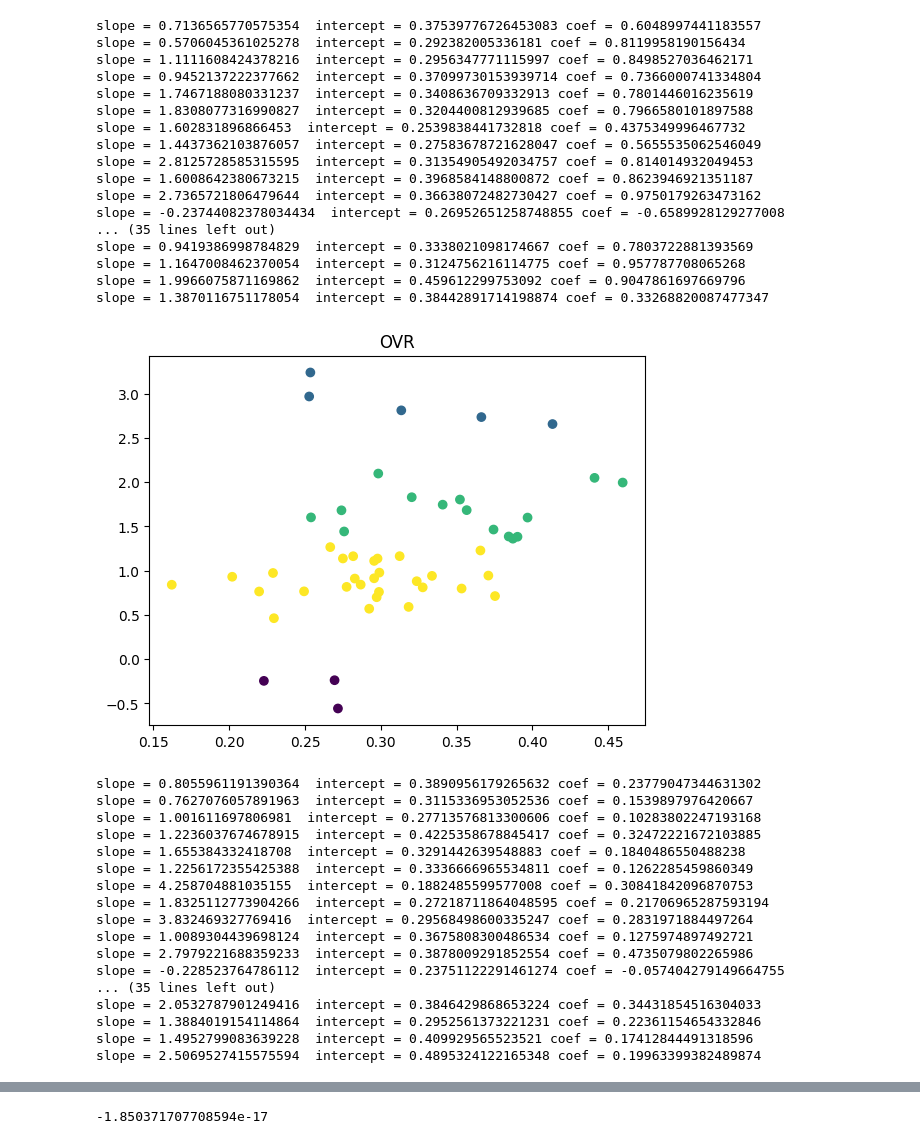
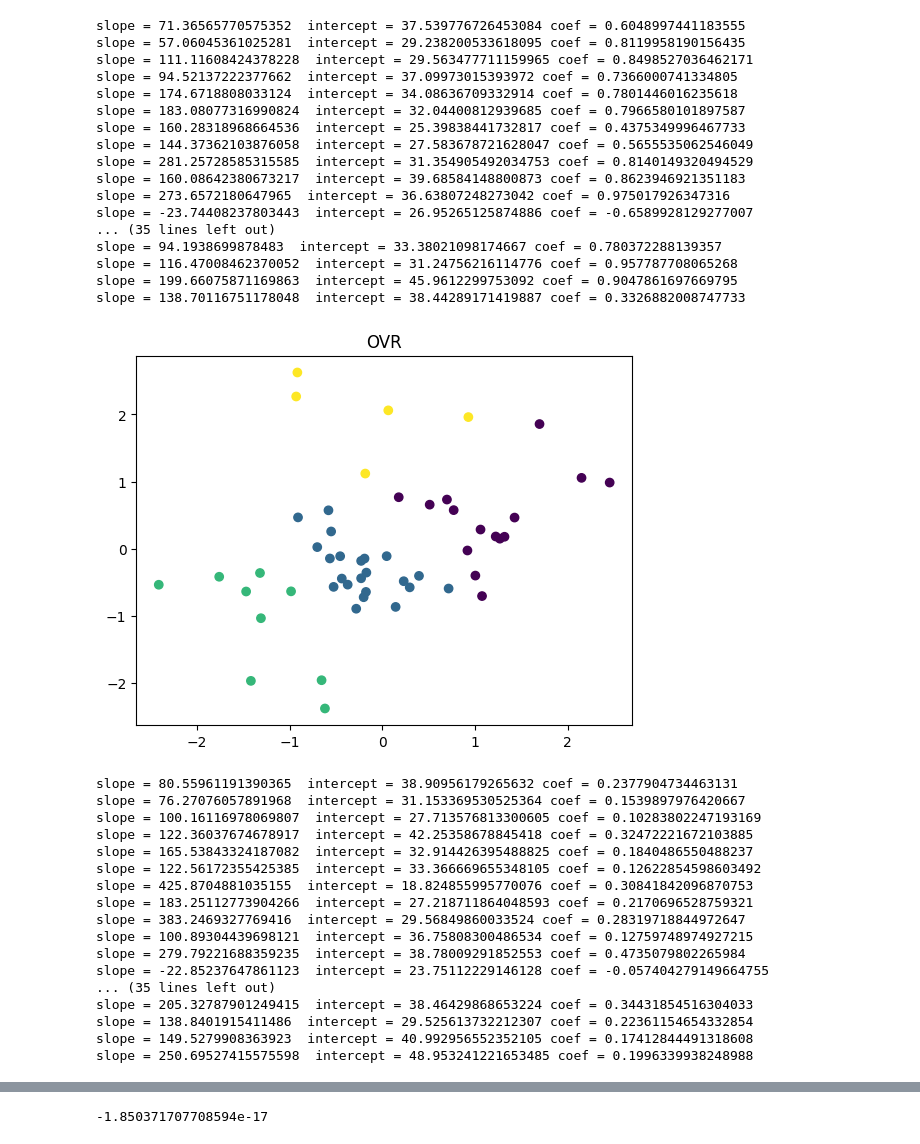
Before and after one commit to largeface-cat/datathon-team30, a Jupyter notebook: kmeans.ipynb, the cells around one changed output, grey strips where cells are left out. Saved outputs shown, nothing was run; the diff lists cells and outputs as text; code cells hidden in the pictures.

```diff
--- a/kmeans.ipynb
+++ b/kmeans.ipynb
@@ -38,14 +38,18 @@ for id in data['adult_StratificationCategoryId1'].unique():
             'Median household income (dollars)'].str.replace(',', '').astype(int)
         sub = (data['Mean household income (dollars)'].str.replace(',', '').astype(int) / data[
             'Median household income (dollars)'].str.replace(',', '').astype(int)).mean()
+        std_div = (data['Mean household income (dollars)'].str.replace(',', '').astype(int) / data[
+            'Median household income (dollars)'].str.replace(',', '').astype(int)).std()
         x = x - sub
         # print(sub)
-        y = state_data['adult_obesity_Value']/100
+        y = state_data['adult_obesity_Value']
         reg = LR().fit(x.values.reshape(-1, 1), y)
         beta_0.append(reg.intercept_)
         beta_1.append(reg.coef_[0])
         print('slope =', reg.coef_[0], ' intercept =', reg.intercept_, 'coef =', np.corrcoef(x, y)[0, 1])
         # print()
+    beta_0 = (beta_0 - np.mean(beta_0)) / np.std(beta_0)
+    beta_1 = (beta_1 - np.mean(beta_1)) / np.std(beta_1)
     k_means = KMeans(n_clusters=4, random_state=0, max_iter=1000).fit(np.array([beta_0, beta_1]).T)
     plt.scatter(beta_0, beta_1, c=k_means.labels_)
     plt.title(id)
@@ -108,35 +112,35 @@ slope = 1.3085465006208046  intercept = 0.3834166793249368 coef = 0.209162504545
-slope = 0.7136565770575354  intercept = 0.37539776726453083 coef = 0.6048997441183557
-slope = 0.5706045361025278  intercept = 0.292382005336181 coef = 0.8119958190156434
-slope = 1.1111608424378216  intercept = 0.2956347771115997 coef = 0.8498527036462171
-slope = 0.9452137222377662  intercept = 0.37099730153939714 coef = 0.7366000741334804
-slope = 1.7467188080331237  intercept = 0.3408636709332913 coef = 0.7801446016235619
-slope = 1.8308077316990827  intercept = 0.3204400812939685 coef = 0.7966580101897588
-slope = 1.602831896866453  intercept = 0.2539838441732818 coef = 0.4375349996467732
-slope = 1.4437362103876057  intercept = 0.27583678721628047 coef = 0.5655535062546049
-slope = 2.8125728585315595  intercept = 0.31354905492034757 coef = 0.814014932049453
-slope = 1.6008642380673215  intercept = 0.3968584148800872 coef = 0.8623946921351187
-slope = 2.7365721806479644  intercept = 0.36638072482730427 coef = 0.9750179263473162
-slope = -0.23744082378034434  intercept = 0.26952651258748855 coef = -0.6589928129277008
+slope = 71.36565770575352  intercept = 37.539776726453084 coef = 0.6048997441183555
+slope = 57.06045361025281  intercept = 29.238200533618095 coef = 0.8119958190156435
+slope = 111.11608424378228  intercept = 29.563477711159965 coef = 0.8498527036462171
+slope = 94.52137222377662  intercept = 37.09973015393972 coef = 0.7366000741334805
+slope = 174.6718808033124  intercept = 34.08636709332914 coef = 0.7801446016235618
+slope = 183.08077316990824  intercept = 32.04400812939685 coef = 0.7966580101897587
+slope = 160.28318968664536  intercept = 25.39838441732817 coef = 0.4375349996467733
+slope = 144.37362103876058  intercept = 27.583678721628047 coef = 0.5655535062546049
+slope = 281.25728585315585  intercept = 31.354905492034753 coef = 0.8140149320494529
+slope = 160.08642380673217  intercept = 39.68584148800873 coef = 0.8623946921351183
+slope = 273.6572180647965  intercept = 36.63807248273042 coef = 0.975017926347316
+slope = -23.74408237803443  intercept = 26.95265125874886 coef = -0.6589928129277007
 ... (35 lines left out)
-slope = 0.9419386998784829  intercept = 0.3338021098174667 coef = 0.7803722881393569
-slope = 1.1647008462370054  intercept = 0.3124756216114775 coef = 0.957787708065268
-slope = 1.9966075871169862  intercept = 0.459612299753092 coef = 0.9047861697669796
-slope = 1.3870116751178054  intercept = 0.38442891714198874 coef = 0.33268820087477347
+slope = 94.1938699878483  intercept = 33.38021098174667 coef = 0.780372288139357
+slope = 116.47008462370052  intercept = 31.24756216114776 coef = 0.957787708065268
+slope = 199.66075871169863  intercept = 45.9612299753092 coef = 0.9047861697669795
+slope = 138.70116751178048  intercept = 38.44289171419887 coef = 0.3326882008747733
-[figure, old version]
+[figure, new version]
-slope = 0.8055961191390364  intercept = 0.3890956179265632 coef = 0.23779047344631302
-slope = 0.7627076057891963  intercept = 0.3115336953052536 coef = 0.1539897976420667
-slope = 1.001611697806981  intercept = 0.27713576813300606 coef = 0.10283802247193168
-slope = 1.2236037674678915  intercept = 0.4225358678845417 coef = 0.32472221672103885
-slope = 1.655384332418708  intercept = 0.3291442639548883 coef = 0.1840486550488238
-slope = 1.2256172355425388  intercept = 0.3336666965534811 coef = 0.1262285459860349
-slope = 4.258704881035155  intercept = 0.1882485599577008 coef = 0.30841842096870753
-slope = 1.8325112773904266  intercept = 0.27218711864048595 coef = 0.21706965287593194
-slope = 3.832469327769416  intercept = 0.29568498600335247 coef = 0.2831971884497264
-slope = 1.0089304439698124  intercept = 0.3675808300486534 coef = 0.1275974897492721
-slope = 2.7979221688359233  intercept = 0.3878009291852554 coef = 0.4735079802265986
-slope = -0.228523764786112  intercept = 0.23751122291461274 coef = -0.057404279149664755
+slope = 80.55961191390365  intercept = 38.90956179265632 coef = 0.2377904734463131
+slope = 76.27076057891968  intercept = 31.153369530525364 coef = 0.1539897976420667
+slope = 100.16116978069807  intercept = 27.713576813300605 coef = 0.10283802247193169
+slope = 122.36037674678917  intercept = 42.25358678845418 coef = 0.32472221672103885
+slope = 165.53843324187082  intercept = 32.914426395488825 coef = 0.1840486550488237
+slope = 122.56172355425385  intercept = 33.366669655348105 coef = 0.12622854598603492
+slope = 425.8704881035155  intercept = 18.824855995770076 coef = 0.30841842096870753
+slope = 183.25112773904266  intercept = 27.218711864048593 coef = 0.2170696528759321
+slope = 383.2469327769416  intercept = 29.56849860033524 coef = 0.28319718844972647
+slope = 100.89304439698121  intercept = 36.75808300486534 coef = 0.12759748974927215
+slope = 279.79221688359235  intercept = 38.78009291852553 coef = 0.4735079802265984
+slope = -22.85237647861123  intercept = 23.75112229146128 coef = -0.057404279149664755
 ... (35 lines left out)
-slope = 2.0532787901249416  intercept = 0.3846429868653224 coef = 0.34431854516304033
-slope = 1.3884019154114864  intercept = 0.2952561373221231 coef = 0.22361154654332846
-slope = 1.4952799083639228  intercept = 0.409929565523521 coef = 0.17412844491318596
-slope = 2.5069527415575594  intercept = 0.4895324122165348 coef = 0.19963399382489874
+slope = 205.32787901249415  intercept = 38.46429868653224 coef = 0.34431854516304033
+slope = 138.8401915411486  intercept = 29.525613732212307 coef = 0.22361154654332854
+slope = 149.5279908363923  intercept = 40.992956552352105 coef = 0.17412844491318608
+slope = 250.69527415575598  intercept = 48.953241221653485 coef = 0.1996339938248988
```
Also changed, not shown: parts of 1 cell of this notebook.
